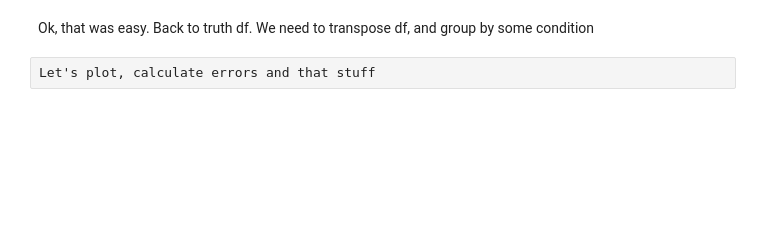
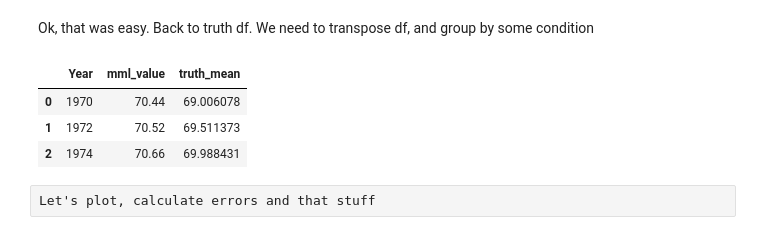
Before and after one commit to julifgo/mml_3.0, a Jupyter notebook: notebooks/life_expectancy_ETA.ipynb, the cells around one changed output. Drawn from its saved outputs; the diff is of its cells as text; code cells hidden in the pictures; blank space fills up the shorter version.

```diff
--- a/notebooks/life_expectancy_ETA.ipynb
+++ b/notebooks/life_expectancy_ETA.ipynb
@@ -127,8 +123,13 @@ df_truth = df_T.astype({'Year': 'int64'})
 df_truth['mean'] = df_truth.iloc[:, 1:len(common.regions[REGION]['countries'])+1].mean(axis=1)
 df_truth_aggs = df_truth[['Year','mean']]
 # %%
-df = pd.merge(df_mml,df_truth_aggs,on='Year').rename(columns={"EXLIFE": "mml_value", "mean":"truth_mean"})
-df[0:3]
+df_comparison = pd.merge(df_mml,df_truth_aggs,on='Year').rename(columns={"EXLIFE": "mml_value", "mean":"truth_mean"})
+df_comparison[0:3]
+# %% [output]
+|  | Year | mml_value | truth_mean |
+| 0 | 1970 | 70.44 | 69.006078 |
+| 1 | 1972 | 70.52 | 69.511373 |
+| 2 | 1974 | 70.66 | 69.988431 |
 # %% [raw]
 Let's plot, calculate errors and that stuff
 # %%
```
Also changed, not shown: parts of 15 cells of this notebook, 12 other files.
